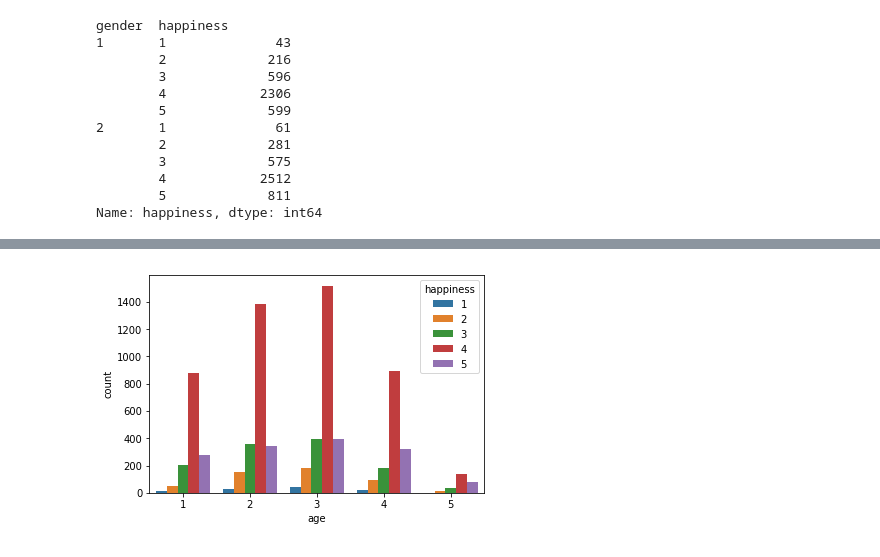
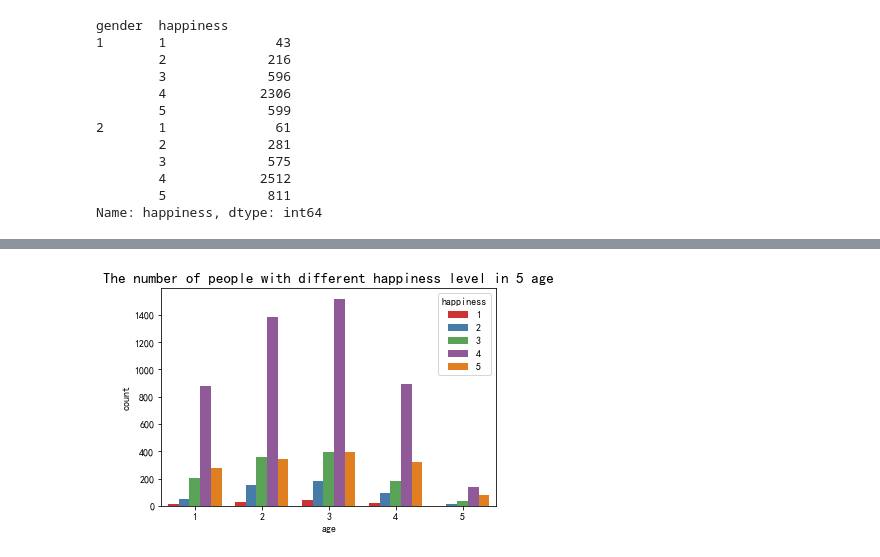
Before and after one commit to qinliu0901/python, a Jupyter notebook: happiness_forcast/happiness_analysis.ipynb, the cells around one changed output, grey strips where cells are left out. Saved outputs shown, nothing was run; the diff lists cells and outputs as text; code cells hidden in the pictures.

```diff
--- a/happiness_forcast/happiness_analysis.ipynb
+++ b/happiness_forcast/happiness_analysis.ipynb
@@ -6,6 +6,8 @@ import pandas as pd
 import numpy as np
 import matplotlib.pyplot as plt
 import seaborn as sns
+plt.rcParams['font.sans-serif'] = ['KaiTi']
+plt.rcParams['font.serif'] = ['KaiTi']
 # %% [markdown]
 ## 1. 数据处理及清洗
 # %%
@@ -77,7 +79,7 @@ s_work_type       5435  0.006794  float64
 3 rows × 140 columns
 # %%
 # 填充缺失值，hukou_loc、family_income以均值填充
-train['hukou_loc'] = train['hukou_loc'] .fillna('null')
+train['hukou_loc'] = train['hukou_loc'] .fillna(4)
 train['family_income'] = train['family_income'] .fillna(train['family_income'].mean())
 # %%
 # 计算调查者年龄，调查年份-出生年份
@@ -181,16 +187,16 @@ train['age'].plot.hist(ax=ax, color='blue', alpha=0.6)
 # %%
 # 将年龄分阶段
 ## 按每个年龄阶段分析幸福感
 # train.dtypes
 combine=[train,test]
 for dataset in combine:
-    dataset.loc[dataset['age']<=16,'age']=0
     dataset.loc[(dataset['age'] > 16) & (dataset['age'] <= 32), 'age'] = 1
     dataset.loc[(dataset['age'] > 32) & (dataset['age'] <= 48), 'age'] = 2
     dataset.loc[(dataset['age'] > 48) & (dataset['age'] <= 64), 'age'] = 3
     dataset.loc[(dataset['age'] > 64) & (dataset['age'] <= 80), 'age'] = 4
     dataset.loc[ dataset['age'] > 80, 'age'] = 5
-sns.countplot('age',hue='happiness',data=train)
+sns.countplot('age',hue='happiness',data=train,palette='Set1')
+plt.title('The number of people with different happiness level in 5 age',fontsize=15)
 train['age'] = train['age'].astype(int)
 # %% [output]
-[figure, old version]
+[figure, new version]
```
Also changed, not shown: parts of 20 cells of this notebook, 10 other files.
